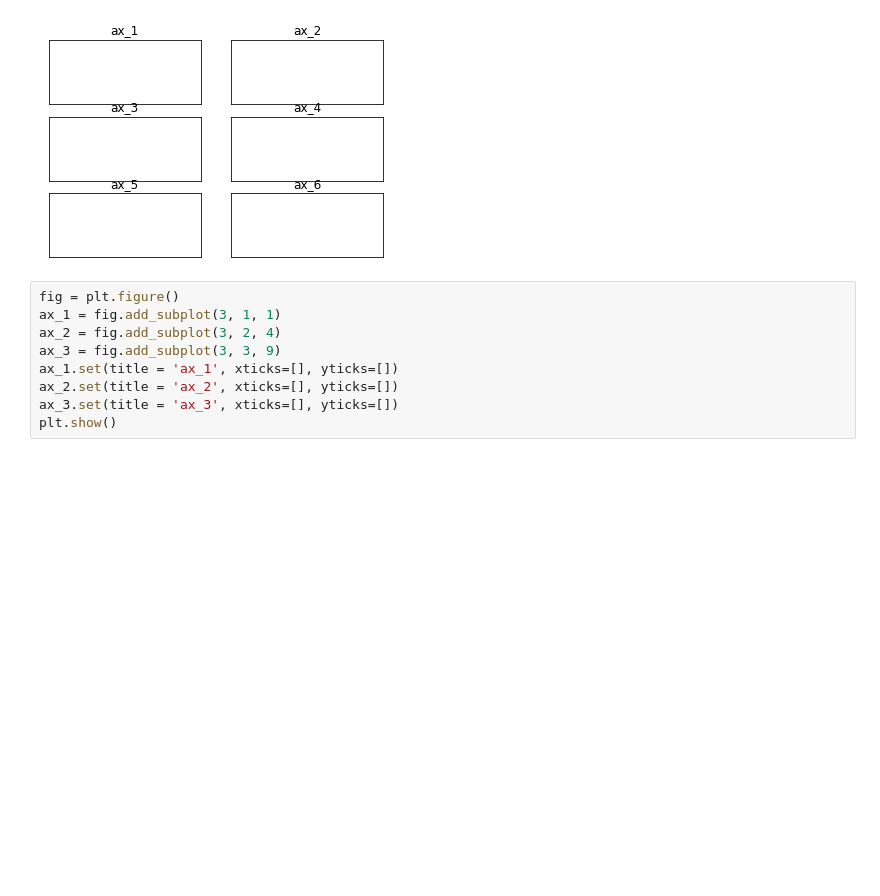
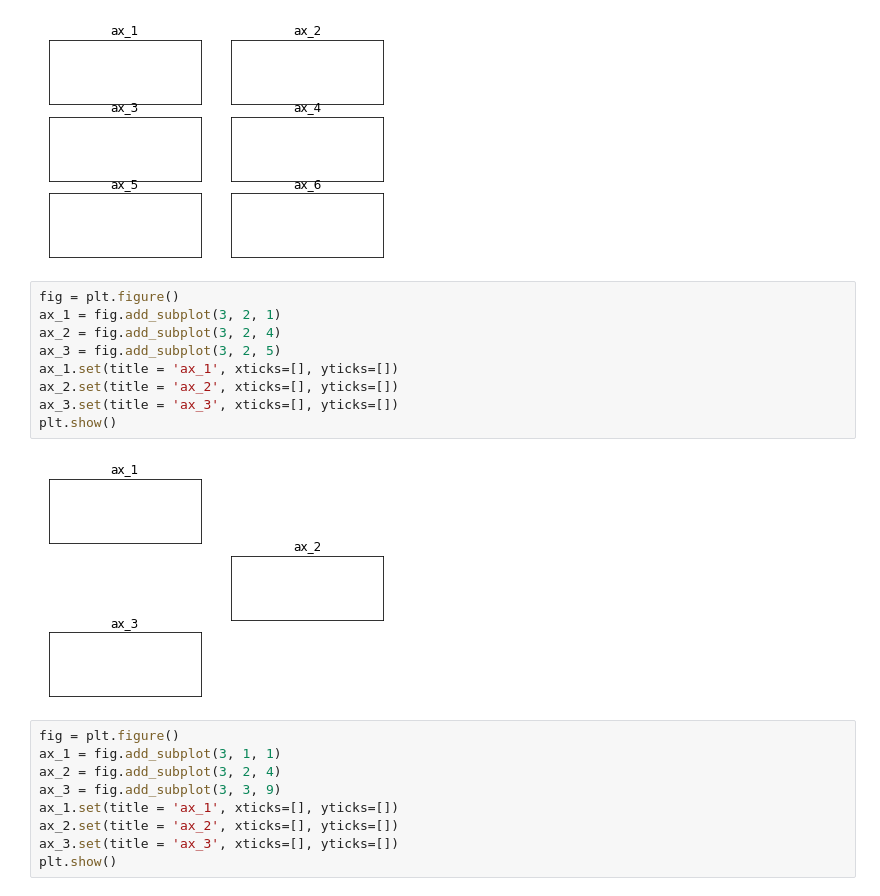
Before and after one commit to Graf35/practice, a Jupyter notebook: chapter_1/blok_4/1.4.1/Task_1.4.1.ipynb, the cells around one changed output. Drawn from its saved outputs; the diff is of its cells as text; blank space fills up the shorter version.

```diff
--- a/chapter_1/blok_4/1.4.1/Task_1.4.1.ipynb
+++ b/chapter_1/blok_4/1.4.1/Task_1.4.1.ipynb
@@ -141,6 +154,17 @@ ax_6.set(title = 'ax_6', xticks=[], yticks=[])
 plt.show()
 # %% [output]
 [figure]
+# %%
+fig = plt.figure()
+ax_1 = fig.add_subplot(3, 2, 1)
+ax_2 = fig.add_subplot(3, 2, 4)
+ax_3 = fig.add_subplot(3, 2, 5)
+ax_1.set(title = 'ax_1', xticks=[], yticks=[])
+ax_2.set(title = 'ax_2', xticks=[], yticks=[])
+ax_3.set(title = 'ax_3', xticks=[], yticks=[])
+plt.show()
+# %% [output]
+[figure, added]
 # %%
 fig = plt.figure()
 ax_1 = fig.add_subplot(3, 1, 1)
```
Also changed, not shown: parts of 2 cells of this notebook.
